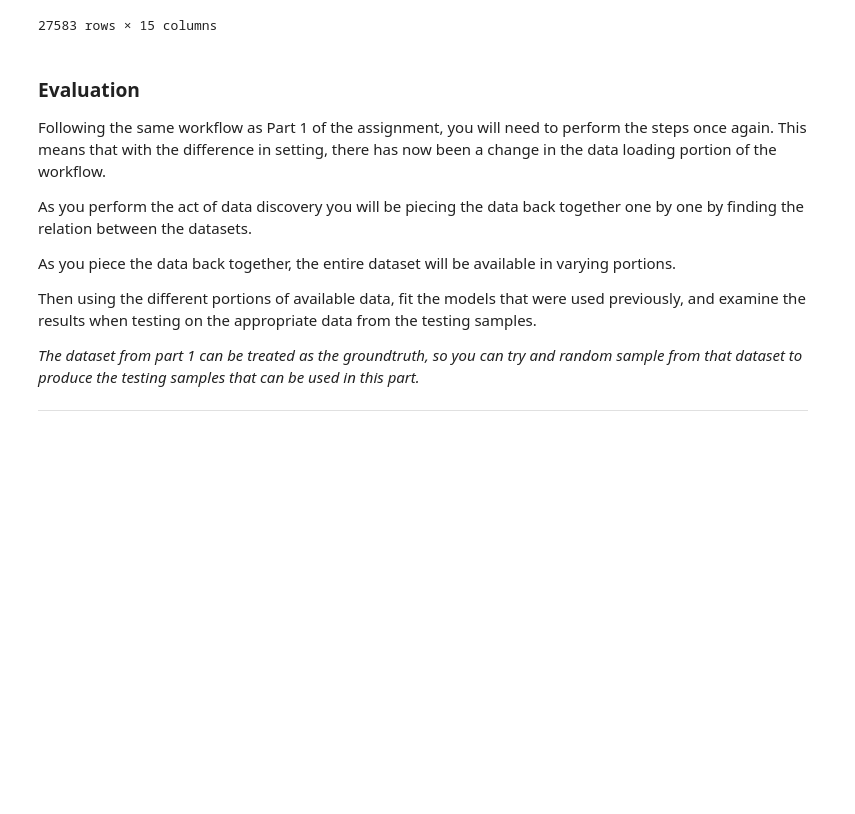
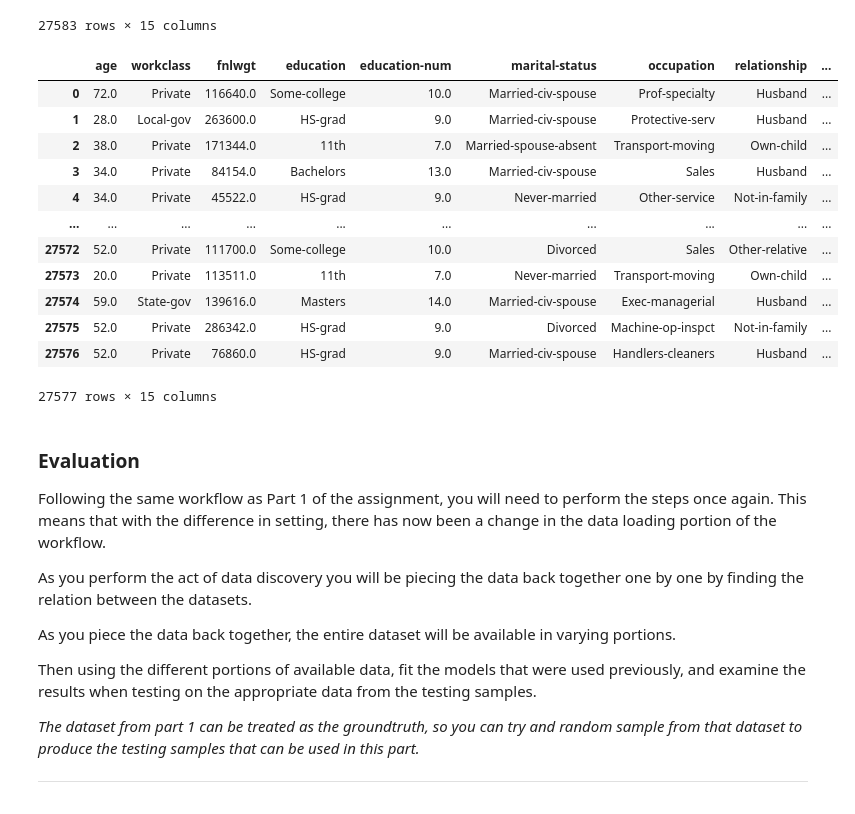
Before and after one commit to shirleyxindi/dme-1, a Jupyter notebook: Assignment_part2.ipynb, the cells around one changed output. Saved outputs shown, nothing was run; the diff lists cells and outputs as text; code cells hidden in the pictures; blank space fills up the shorter version.

Commit message:
add random merging

```diff
--- a/Assignment_part2.ipynb
+++ b/Assignment_part2.ipynb
@@ -248,7 +248,7 @@ dataset_names = ["adult_split/data_adult_0_1.csv", "adult_split/data_adult_0_2.c
 
 select_columns = ["age","workclass","fnlwgt","education","education-num","marital-status","occupation","relationship","race","sex","capital-gain","capital-loss","hours-per-week","native-country","salary"]
 datasets = [read_data(name) for name in dataset_names]
-# .set_index(['first_name', 'last_names'], inplace=False)
+
 
 #merge similar datasets
 while len(datasets) > 1:
@@ -261,8 +261,11 @@ while len(datasets) > 1:
     datasets = [i for j, i in enumerate(datasets) if j not in remove_indices]
     datasets.append(merged_dataset)
 
-final_dataset = datasets[0].dropna()[select_columns]
-final_dataset.to_csv("adult_merged.csv", index=True)
+    take_columns = [col for col in select_columns if col in merged_dataset.columns.str.lower()]
+    final_dataset = merged_dataset[take_columns]
+    final_dataset.to_csv(f"adult_merged/adult_merged_{5-len(datasets)}.csv", index=True)
+
+
 
 #check overlap with actual data
 pd.merge(final_dataset, data, how='inner', on=select_columns)
@@ -280,6 +283,41 @@ pd.merge(final_dataset, data, how='inner', on=select_columns)
 | 27581 | 52.0 | Private | 286342.0 | HS-grad | 9.0 | Divorced | Machine-op-inspct | Not-in-family | ... |
 | 27582 | 52.0 | Private | 76860.0 | HS-grad | 9.0 | Married-civ-spouse | Handlers-cleaners | Husband | ... |
 27583 rows × 15 columns
+# %%
+datasets_random = [read_data(name) for name in dataset_names]
+
+while len(datasets_random) > 1:
+    di, dj = np.random.choice(range(len(datasets_random)), 2, replace=False)
+    col1 = datasets_random[di].columns.str.lower()
+    col2 = datasets_random[dj].columns.str.lower()
+    #calculate intersection
+    intersection = col1.intersection(col2)
+    join_on  = [col for col in intersection if col in ['first_name', 'last_names', 'race', 'sex']]
+    merged_dataset = pd.merge(datasets_random[di], datasets_random[dj], how='outer', on=['first_name', 'last_names'], suffixes=('_df1', '_df2'))
+    merged_dataset = merge_columns(merged_dataset, list(set(intersection) - set(['first_name', 'last_names'])))
+    remove_indices = [di,dj]
+    datasets_random = [i for j, i in enumerate(datasets_random) if j not in remove_indices]
+    datasets_random.append(merged_dataset)
+
+    take_columns = [col for col in select_columns if col in merged_dataset.columns.str.lower()]
+    final_dataset = merged_dataset[take_columns]
+    final_dataset.to_csv(f"adult_merged/adult_random_{5-len(datasets_random)}.csv", index=True)
+
+pd.merge(final_dataset, data, how='inner', on=select_columns)
+# %% [output]
+|  | age | workclass | fnlwgt | education | education-num | marital-status | occupation | relationship | ... |
+| 0 | 72.0 | Private | 116640.0 | Some-college | 10.0 | Married-civ-spouse | Prof-specialty | Husband | ... |
+| 1 | 28.0 | Local-gov | 263600.0 | HS-grad | 9.0 | Married-civ-spouse | Protective-serv | Husband | ... |
+| 2 | 38.0 | Private | 171344.0 | 11th | 7.0 | Married-spouse-absent | Transport-moving | Own-child | ... |
+| 3 | 34.0 | Private | 84154.0 | Bachelors | 13.0 | Married-civ-spouse | Sales | Husband | ... |
+| 4 | 34.0 | Private | 45522.0 | HS-grad | 9.0 | Never-married | Other-service | Not-in-family | ... |
+| ... | ... | ... | ... | ... | ... | ... | ... | ... | ... |
+| 27572 | 52.0 | Private | 111700.0 | Some-college | 10.0 | Divorced | Sales | Other-relative | ... |
+| 27573 | 20.0 | Private | 113511.0 | 11th | 7.0 | Never-married | Transport-moving | Own-child | ... |
+| 27574 | 59.0 | State-gov | 139616.0 | Masters | 14.0 | Married-civ-spouse | Exec-managerial | Husband | ... |
+| 27575 | 52.0 | Private | 286342.0 | HS-grad | 9.0 | Divorced | Machine-op-inspct | Not-in-family | ... |
+| 27576 | 52.0 | Private | 76860.0 | HS-grad | 9.0 | Married-civ-spouse | Handlers-cleaners | Husband | ... |
+27577 rows × 15 columns
 # %% [markdown]
 ### Evaluation
 
```
Also changed, not shown: 11 other files.
